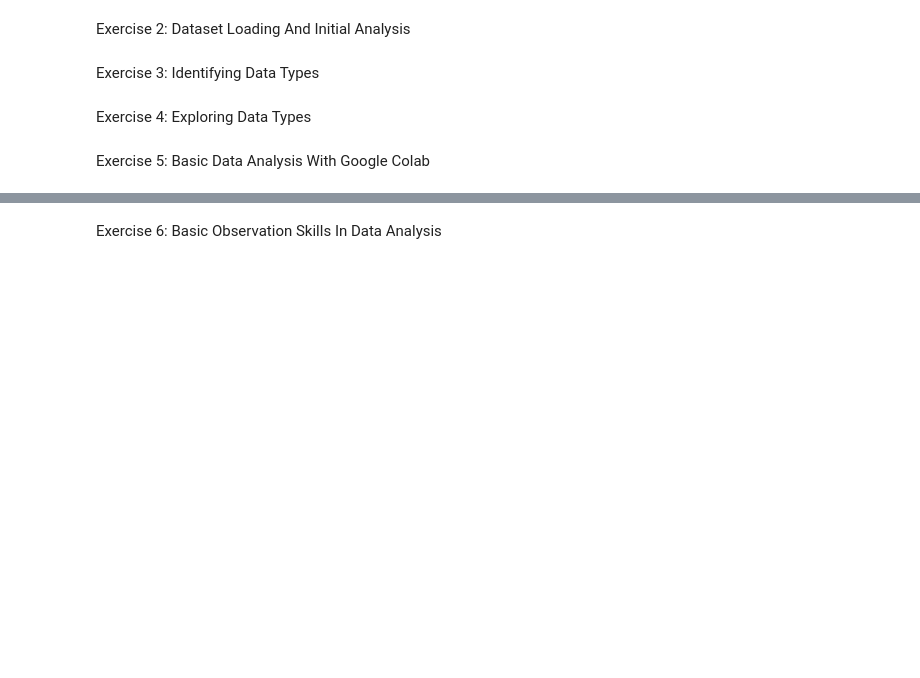
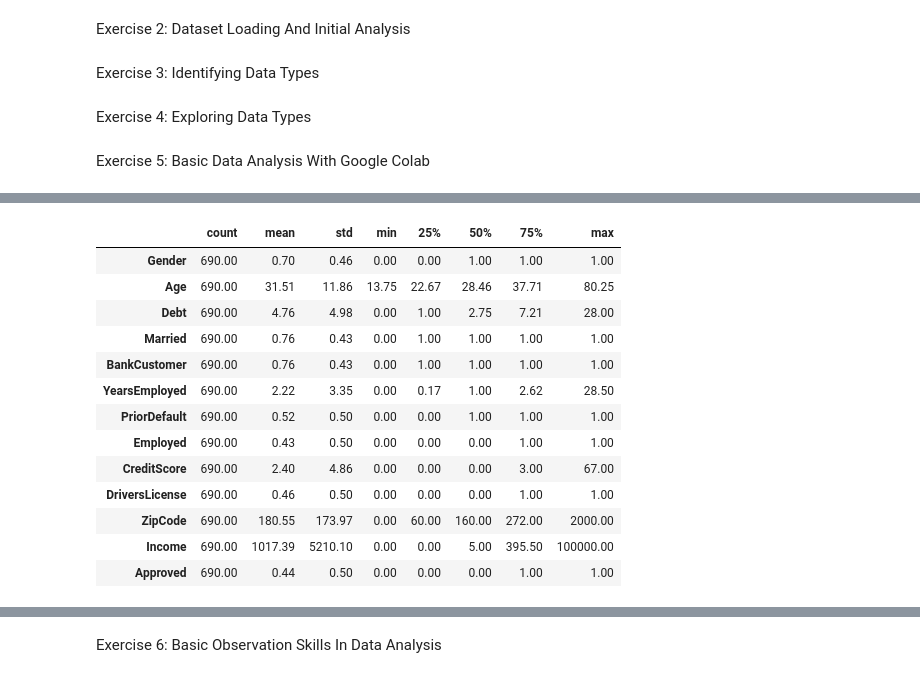
Before and after one commit to kvlrdhrs/DI-Bootcamp, a Jupyter notebook: Week4/Day1/Exercises/XP.ipynb, the cells around one changed output, grey strips where cells are left out. Drawn from its saved outputs; the diff is of its cells as text; code cells hidden in the pictures; blank space fills up the shorter version.

```diff
--- a/Week4/Day1/Exercises/XP.ipynb
+++ b/Week4/Day1/Exercises/XP.ipynb
@@ -3,2 +1,8 @@ import pandas as pd
+# %%
+import pandas as pd
+import os
+import zipfile
+from kaggle.api.kaggle_api_extended import KaggleApi
+pd.set_option('display.float_format', '{:.2f}'.format)
 # %% [markdown]
 Exercise 2: Dataset Loading And Initial Analysis
@@ -21,0 +72,17 @@ Exercise 5: Basic Data Analysis With Google Colab
+# %%
+df3.describe().T
+# %% [output]
+|  | count | mean | std | min | 25% | 50% | 75% | max |
+| Gender | 690.00 | 0.70 | 0.46 | 0.00 | 0.00 | 1.00 | 1.00 | 1.00 |
+| Age | 690.00 | 31.51 | 11.86 | 13.75 | 22.67 | 28.46 | 37.71 | 80.25 |
+| Debt | 690.00 | 4.76 | 4.98 | 0.00 | 1.00 | 2.75 | 7.21 | 28.00 |
+| Married | 690.00 | 0.76 | 0.43 | 0.00 | 1.00 | 1.00 | 1.00 | 1.00 |
+| BankCustomer | 690.00 | 0.76 | 0.43 | 0.00 | 1.00 | 1.00 | 1.00 | 1.00 |
+| YearsEmployed | 690.00 | 2.22 | 3.35 | 0.00 | 0.17 | 1.00 | 2.62 | 28.50 |
+| PriorDefault | 690.00 | 0.52 | 0.50 | 0.00 | 0.00 | 1.00 | 1.00 | 1.00 |
+| Employed | 690.00 | 0.43 | 0.50 | 0.00 | 0.00 | 0.00 | 1.00 | 1.00 |
+| CreditScore | 690.00 | 2.40 | 4.86 | 0.00 | 0.00 | 0.00 | 3.00 | 67.00 |
+| DriversLicense | 690.00 | 0.46 | 0.50 | 0.00 | 0.00 | 0.00 | 1.00 | 1.00 |
+| ZipCode | 690.00 | 180.55 | 173.97 | 0.00 | 60.00 | 160.00 | 272.00 | 2000.00 |
+| Income | 690.00 | 1017.39 | 5210.10 | 0.00 | 0.00 | 5.00 | 395.50 | 100000.00 |
+| Approved | 690.00 | 0.44 | 0.50 | 0.00 | 0.00 | 0.00 | 1.00 | 1.00 |
```
Also changed, not shown: parts of 22 cells of this notebook, 5 other files.
